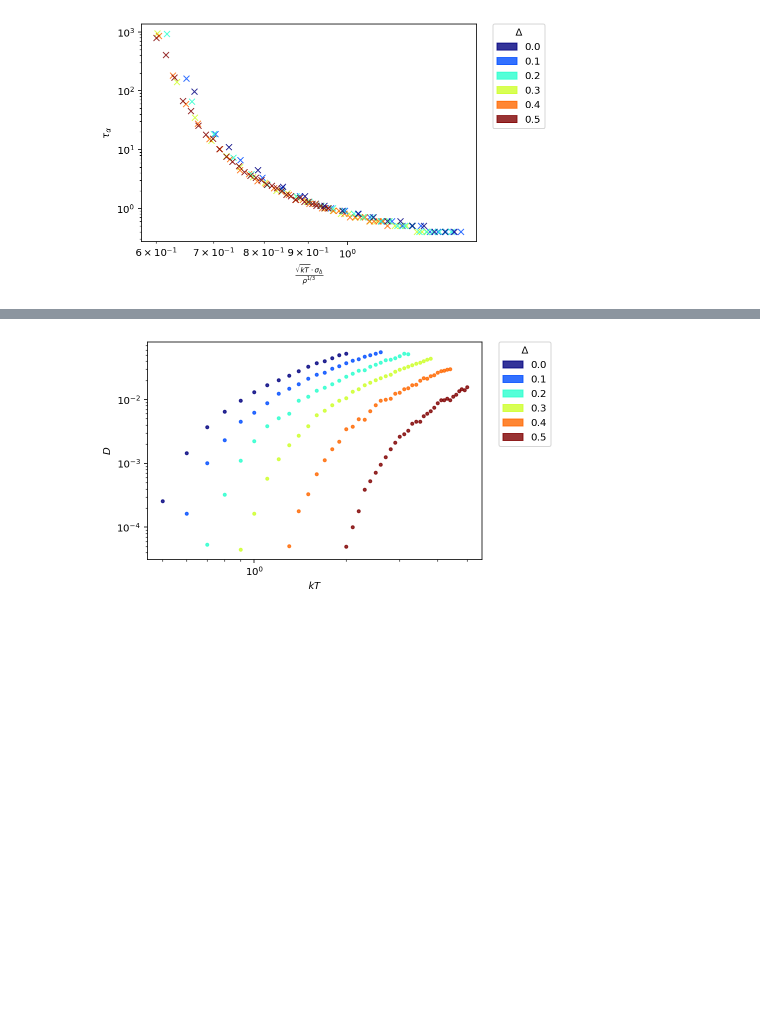
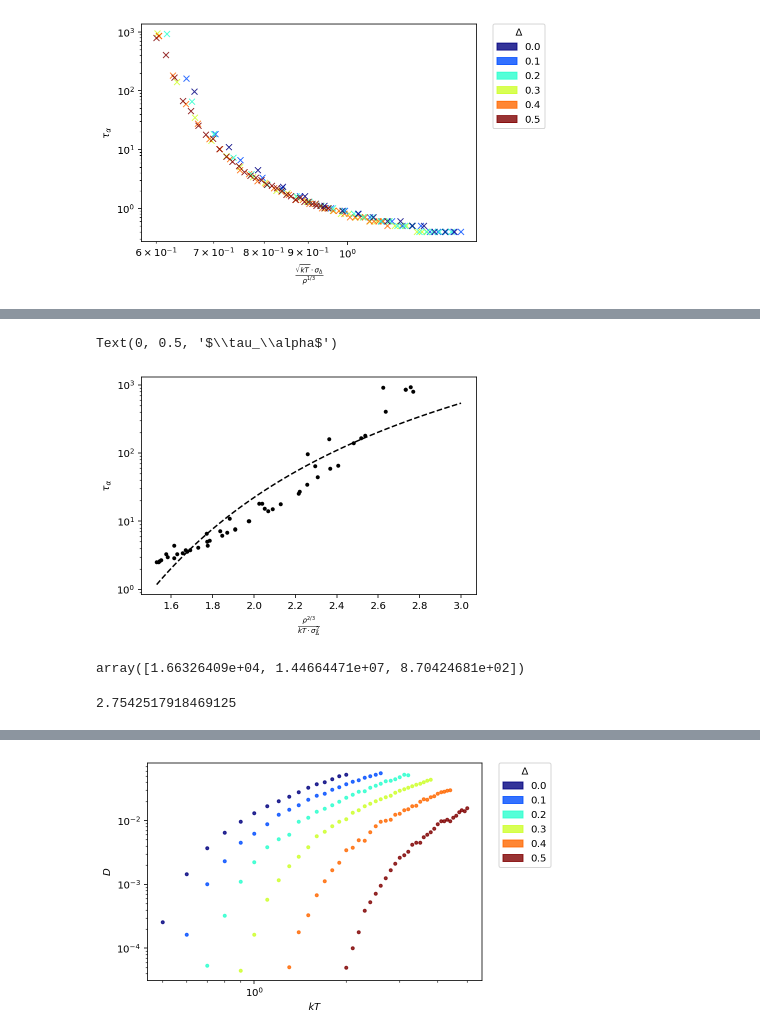
Before and after one commit to ianrgraham/monk, a Jupyter notebook: workflows/sc-states/mlj-equilibration/082522-analyze-dynamics.ipynb, the cells around one changed output, grey strips where cells are left out. Saved outputs shown, nothing was run; the diff lists cells and outputs as text; code cells hidden in the pictures; blank space fills up the shorter version.

```diff
--- a/workflows/sc-states/mlj-equilibration/082522-analyze-dynamics.ipynb
+++ b/workflows/sc-states/mlj-equilibration/082522-analyze-dynamics.ipynb
@@ -164,2 +219,7 @@ plt.xscale('log')
 # %% [output]
 [figure]
+# %%
+from scipy.optimize import curve_fit
+
+def log_vft(x, a, b, c) :
+    return a + b /(1/x - c)
@@ -165,0 +266,36 @@ plt.xscale('log')
+# %%
+
+sx, sy = zip(*sorted(zip(data_x, data_y), key=lambda x: x[0]))
+sx = np.array(sx)
+sy = np.array(sy)
+c = sx > 1.5
+sx = sx[c]
+sy = sy[c]
+
+plt.plot(sx, sy, ".", color="k")
+
+# params = np.polyfit(xy, np.log(data_y), 3)
+popt, pcov = curve_fit(log_vft, sx, np.log(sy), maxfev=100000)
+# fit_x = np.linspace(data_x.min(), data_x.max(), 100)
+fit_x = np.linspace(sx[0], 3.0, 100)
+fit_y = log_vft(fit_x, *popt)
+# fit_y = np.exp(np.polyval(params, fit_x))
+
+plt.plot(fit_x, np.exp(fit_y), "--", color="k")
+
+plt.yscale('log')
+# plt.xscale('log')
+
+plt.xlabel(r"$\frac{\rho^{2/3}}{kT \cdot \sigma_\Delta^2}$")
+plt.ylabel(r"$\tau_\alpha$")
+# %% [output]
+Text(0, 0.5, '$\\tau_\\alpha$')
+[figure, added]
+# %%
+popt
+# %% [output]
+array([1.66326409e+04, 1.44664471e+07, 8.70424681e+02])
+# %%
+1.2**(2/3)/.41
+# %% [output]
+2.7542517918469125
```
Also changed, not shown: parts of 10 cells of this notebook, 6 other files.
